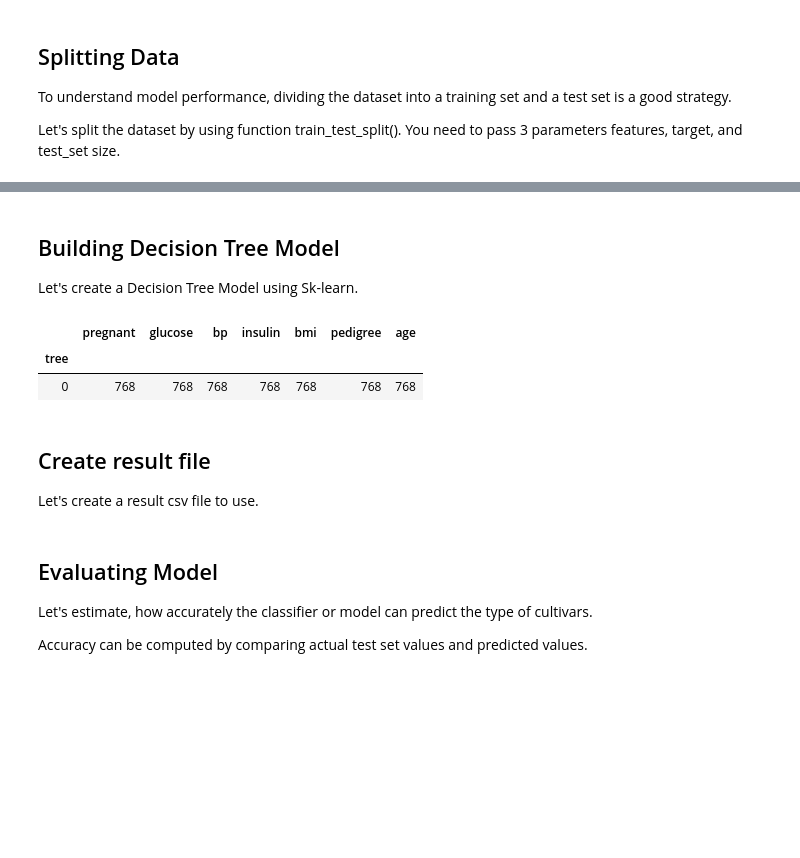
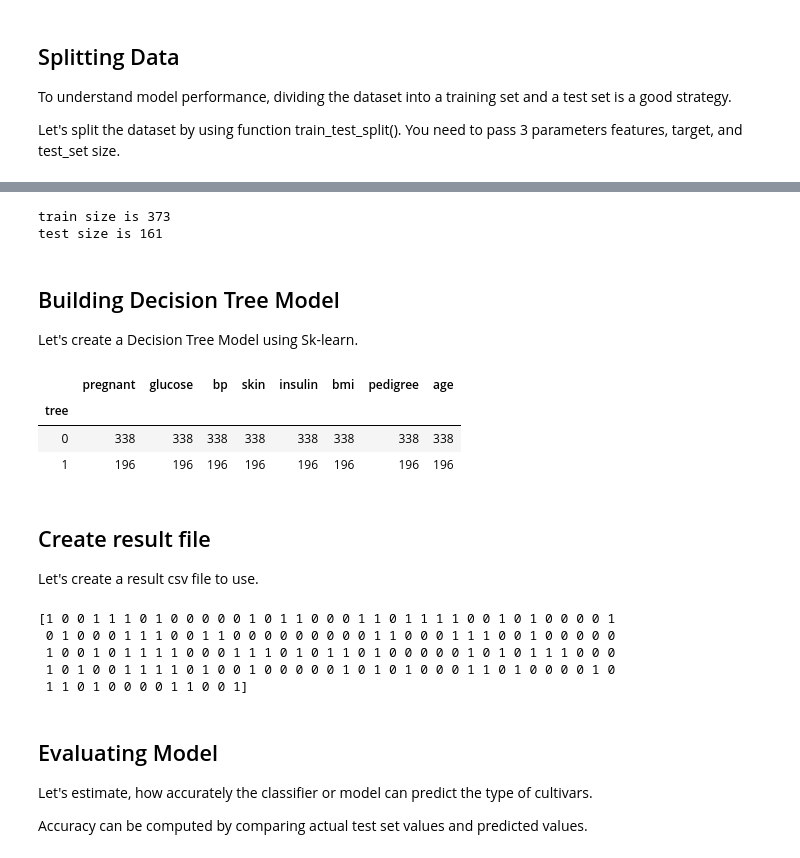
Before and after one commit to carlaprv/tcc-classification-xai, a Jupyter notebook: Diabete/Diabetes - Classificação Decision Tree.ipynb, the cells around one changed output, grey strips where cells are left out. Drawn from its saved outputs; the diff is of its cells as text; code cells hidden in the pictures; blank space fills up the shorter version.

```diff
--- a/Diabete/Diabetes - Classificação Decision Tree.ipynb
+++ b/Diabete/Diabetes - Classificação Decision Tree.ipynb
@@ -50,0 +70,4 @@ memory usage: 54.1 KB
+# %%
+pima = pima[pima.glucose != 0]
+pima = pima[pima.bp != 0]
+pima = pima[pima.skin != 0]
@@ -50,0 +83,2 @@ memory usage: 54.1 KB
+# %%
+pima_copy=pima
@@ -53,7 +89,7 @@ memory usage: 54.1 KB
 Here, you need to divide given columns into two types of variables dependent(or target variable) and independent variable(or feature variables).
 # %%
 #split dataset in features and target variable
-feature_cols = ['pregnant', 'insulin', 'bmi', 'age','glucose','bp','pedigree']
+feature_cols = ['pregnant', 'glucose', 'bp', 'skin', 'insulin', 'bmi', 'pedigree', 'age']
 X = pima[feature_cols] # Features
 y = pima.label # Target variable
 # %% [markdown]
@@ -90,3 +103,9 @@ Name: label, Length: 231, dtype: int64
+# %%
+print('train size is %i'%y_train.shape[0])
+print('test size is %i'%y_test.shape[0])
+# %% [output]
+train size is 373
+test size is 161
 # %% [markdown]
 ## Building Decision Tree Model
 Let's create a Decision Tree Model using Sk-learn.
@@ -101,26 +120,31 @@ classifier = classifier.fit(X_train,y_train)
 y_pred = classifier.predict(X_test)
 # %%
 # teste
-del submission['skin']
+del pima_copy['label']
 
-del submission['label']
-
-submission.head()
+pima_copy.head()
 
 #Predict the response for all dataset to compare results
-pima_s_pred = classifier.predict(submission)
+pima_s_pred = classifier.predict(pima_copy)
 
-submission["tree"] = pima_s_pred
-submission.groupby('tree').count()
+pima_copy["tree"] = pima_s_pred
+pima_copy.groupby('tree').count()
 # %% [output]
-|  | pregnant | glucose | bp | insulin | bmi | pedigree | age |
-| tree |  |  |  |  |  |  |  |
-| 0 | 768 | 768 | 768 | 768 | 768 | 768 | 768 |
+|  | pregnant | glucose | bp | skin | insulin | bmi | pedigree | age |
+| tree |  |  |  |  |  |  |  |  |
+| 0 | 338 | 338 | 338 | 338 | 338 | 338 | 338 | 338 |
+| 1 | 196 | 196 | 196 | 196 | 196 | 196 | 196 | 196 |
 # %% [markdown]
 ## Create result file
 Let's create a result csv file to use.
 # %%
 print(y_pred)
+# %% [output]
+[1 0 0 1 1 1 0 1 0 0 0 0 0 1 0 1 1 0 0 0 1 1 0 1 1 1 1 0 0 1 0 1 0 0 0 0 1
+ 0 1 0 0 0 1 1 1 0 0 1 1 0 0 0 0 0 0 0 0 0 1 1 0 0 0 1 1 1 0 0 1 0 0 0 0 0
+ 1 0 0 1 0 1 1 1 1 0 0 0 1 1 1 0 1 0 1 1 0 1 0 0 0 0 0 1 0 1 0 1 1 1 0 0 0
+ 1 0 1 0 0 1 1 1 1 0 1 0 0 1 0 0 0 0 0 1 0 1 0 1 0 0 0 1 1 0 1 0 0 0 0 1 0
+ 1 1 0 1 0 0 0 0 1 1 0 0 1]
 # %% [markdown]
 ## Evaluating Model
 Let's estimate, how accurately the classifier or model can predict the type of cultivars.
```
Also changed, not shown: parts of 9 cells of this notebook, 5 other files.
